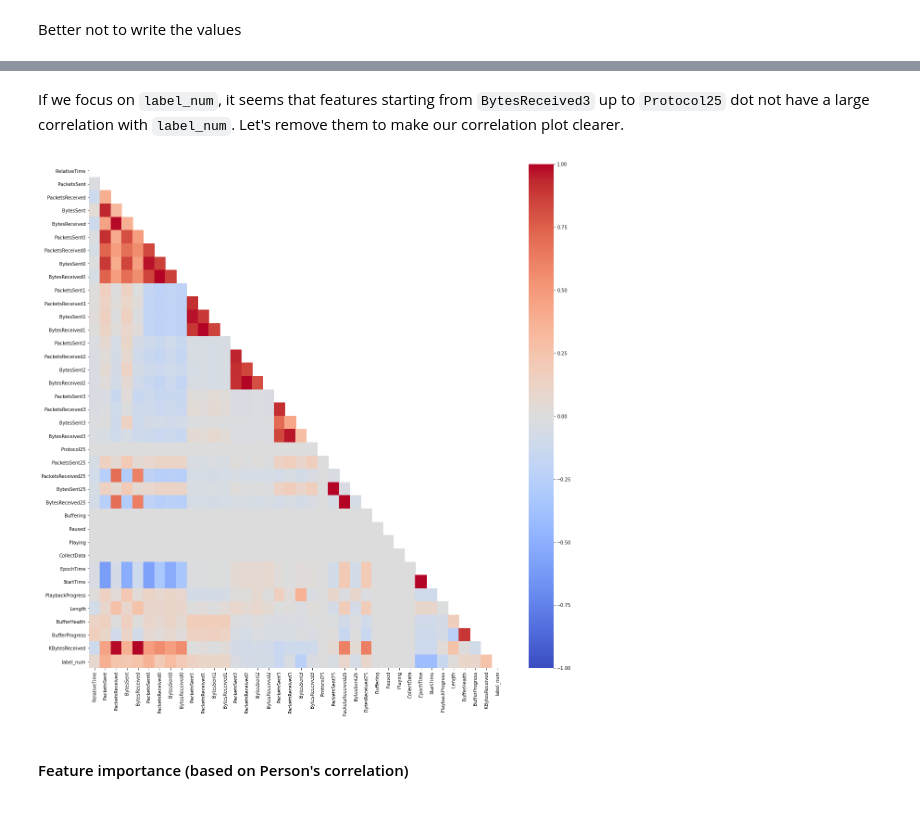
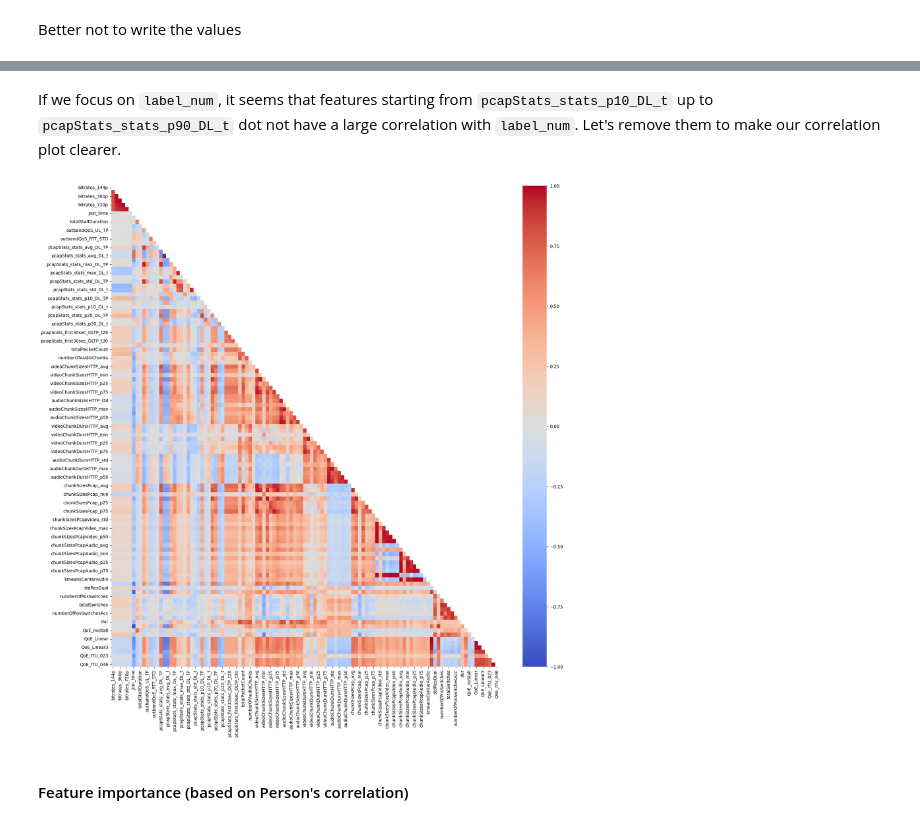
Before and after one commit to Mimilv1/NET4550, a Jupyter notebook: Analyse/projet_exploration.ipynb, the cells around one changed output, grey strips where cells are left out. Saved outputs shown, nothing was run; the diff lists cells and outputs as text; code cells hidden in the pictures.

```diff
--- a/Analyse/projet_exploration.ipynb
+++ b/Analyse/projet_exploration.ipynb
@@ -36,5 +41,5 @@ dataset.csv
 # %%
-df = pd.read_csv('dataset.csv')
+df = pd.read_csv('../material/dataset.csv')
 # %%
 df.head(n=11)
 # %% [output]
@@ -396,17 +422,17 @@ Unfortunately, `label` is not plotted, since it is not numeric. Let us transform
 # %%
 # Let us write our replacing function
 def replace_function(label_text):
-    if label_text=='q1080p':
+    if label_text=='bitrates_1080p':
         return 1080
-    elif label_text=='q720p':
+    elif label_text=='bitrates_720p':
         return 720
-    elif label_text=='q480p':
+    elif label_text=='bitrates_480p':
         return 480
-    elif label_text=='q360p':
+    elif label_text=='bitrates_360p':
         return 360
-    elif label_text=='q240p':
+    elif label_text=='bitrates_240p':
         return 240
-    elif label_text=='q144p':
+    elif label_text=='bitrates_144p':
         return 144
     else :
         return 0
@@ -518,19 +537,19 @@ visualization.plot_corr(df_cleaned, width=15, height=15,
 # %% [markdown]
-If we focus on `label_num`, it seems that features starting from `BytesReceived3` up to `Protocol25` dot not have a large correlation with `label_num`. Let's remove them to make our correlation plot clearer.
+If we focus on `label_num`, it seems that features starting from `pcapStats_stats_p10_DL_t` up to `pcapStats_stats_p90_DL_t` dot not have a large correlation with `label_num`. Let's remove them to make our correlation plot clearer.
 # %%
 # Retrieve the positions of the features we want to remove
-indexOfBytesReceived3 = list(df_cleaned.columns).index('BytesReceived3')
-indexOfProtocol25 = list(df_cleaned.columns).index('Protocol25')
+indexOfBytesReceived3 = list(df.columns).index('pcapStats_stats_p20_DL_t')
+indexOfProtocol25 = list(df).index('pcapStats_first30sec_DLTP_t27')
 # %%
 # We put the feature names we want to keep in the list columns_to_focus.
 
-columns_to_focus = df_cleaned.columns[0:indexOfBytesReceived3+1]
-columns_to_focus = columns_to_focus.append(df_cleaned.columns[indexOfProtocol25:])
+columns_to_focus = df.columns[0:indexOfBytesReceived3+1]
+columns_to_focus = columns_to_focus.append(df.columns[indexOfProtocol25:])
 
-visualization.plot_corr(df_cleaned[columns_to_focus], width=20, height=20,
+visualization.plot_corr(df[columns_to_focus], width=20, height=20,
                         print_value=False)
 # %% [output]
-[figure, old version]
+[figure, new version]
 # %% [markdown]
 #### Feature importance (based on Person's correlation)
 # %% [markdown]
```
Also changed, not shown: parts of 43 cells of this notebook, 6 other files.
